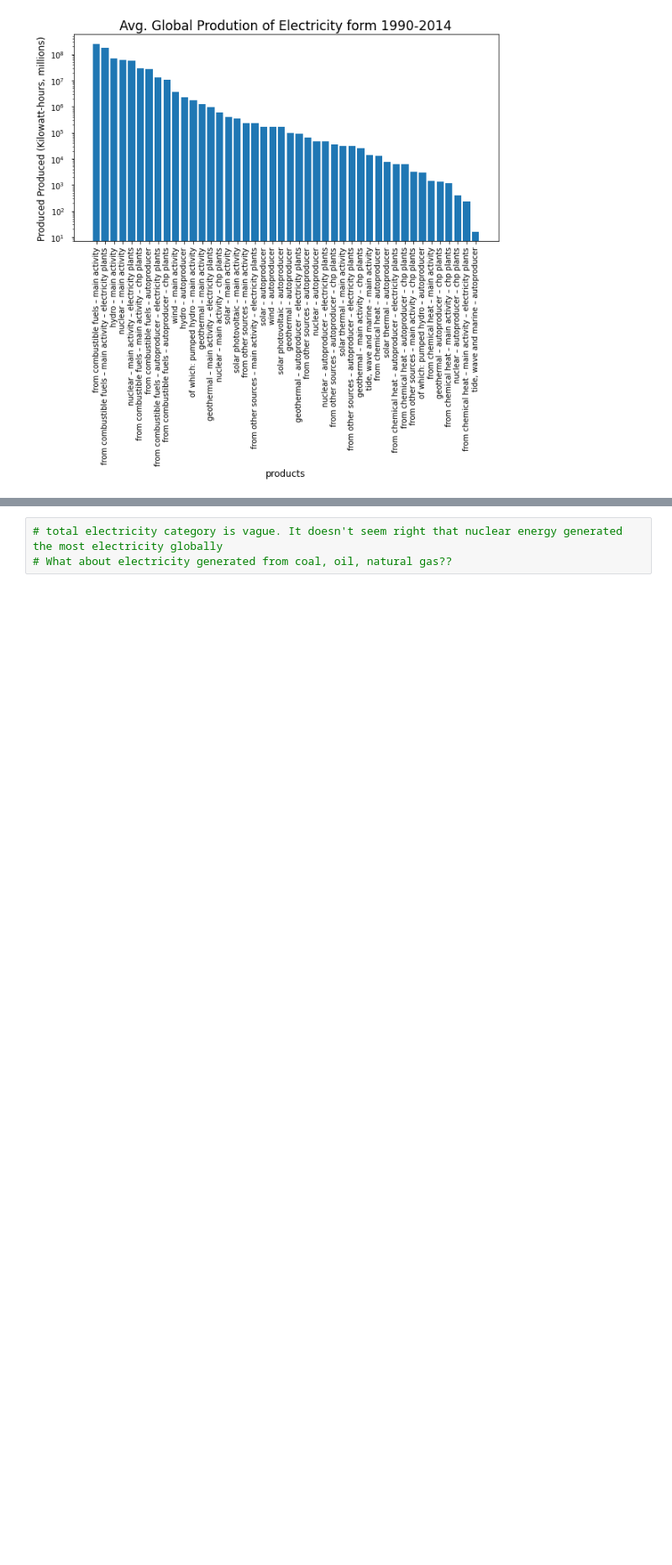
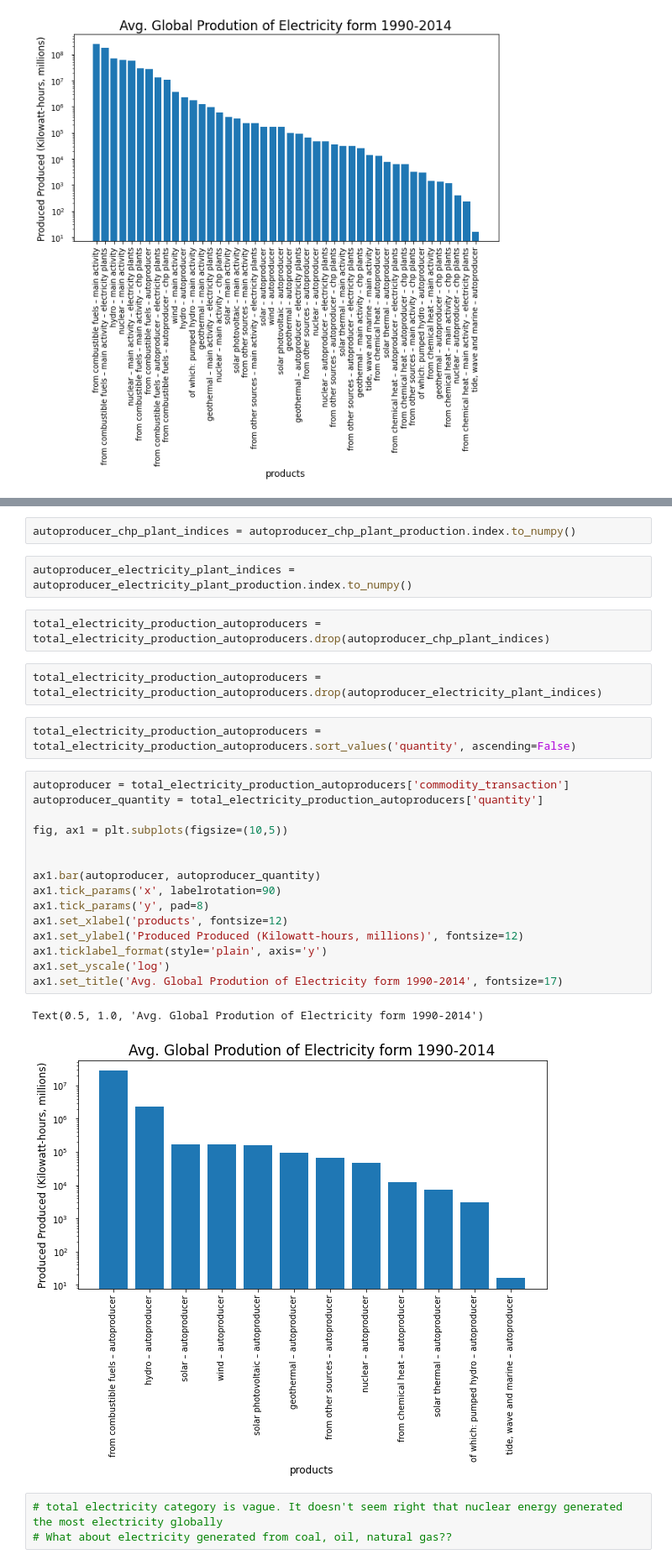
Before and after one commit to philipayazi/International-Energy-Statistics, a Jupyter notebook: International_Energy_Statistics.ipynb, the cells around one changed output, grey strips where cells are left out. Shown at 84% size. Saved outputs shown, nothing was run; the diff lists cells and outputs as text; blank space fills up the shorter version.

Commit message:
continued analysis in electricity production

```diff
--- a/International_Energy_Statistics.ipynb
+++ b/International_Energy_Statistics.ipynb
@@ -953,3 +1006,31 @@ Text(0.5, 1.0, 'Avg. Global Prodution of Electricity form 1990-2014')
+# %%
+autoproducer_chp_plant_indices = autoproducer_chp_plant_production.index.to_numpy()
+# %%
+autoproducer_electricity_plant_indices = autoproducer_electricity_plant_production.index.to_numpy()
+# %%
+total_electricity_production_autoproducers = total_electricity_production_autoproducers.drop(autoproducer_chp_plant_indices)
+# %%
+total_electricity_production_autoproducers = total_electricity_production_autoproducers.drop(autoproducer_electricity_plant_indices)
+# %%
+total_electricity_production_autoproducers = total_electricity_production_autoproducers.sort_values('quantity', ascending=False)
+# %%
+autoproducer = total_electricity_production_autoproducers['commodity_transaction']
+autoproducer_quantity = total_electricity_production_autoproducers['quantity']
+
+fig, ax1 = plt.subplots(figsize=(10,5))
+
+
+ax1.bar(autoproducer, autoproducer_quantity)
+ax1.tick_params('x', labelrotation=90)
+ax1.tick_params('y', pad=8)
+ax1.set_xlabel('products', fontsize=12)
+ax1.set_ylabel('Produced Produced (Kilowatt-hours, millions)', fontsize=12)
+ax1.ticklabel_format(style='plain', axis='y')
+ax1.set_yscale('log')
+ax1.set_title('Avg. Global Prodution of Electricity form 1990-2014', fontsize=17)
+# %% [output]
+Text(0.5, 1.0, 'Avg. Global Prodution of Electricity form 1990-2014')
+[figure, added]
 # %%
 # total electricity category is vague. It doesn't seem right that nuclear energy generated the most electricity globally
 # What about electricity generated from coal, oil, natural gas??
```
Also changed, not shown: parts of 13 cells of this notebook.
